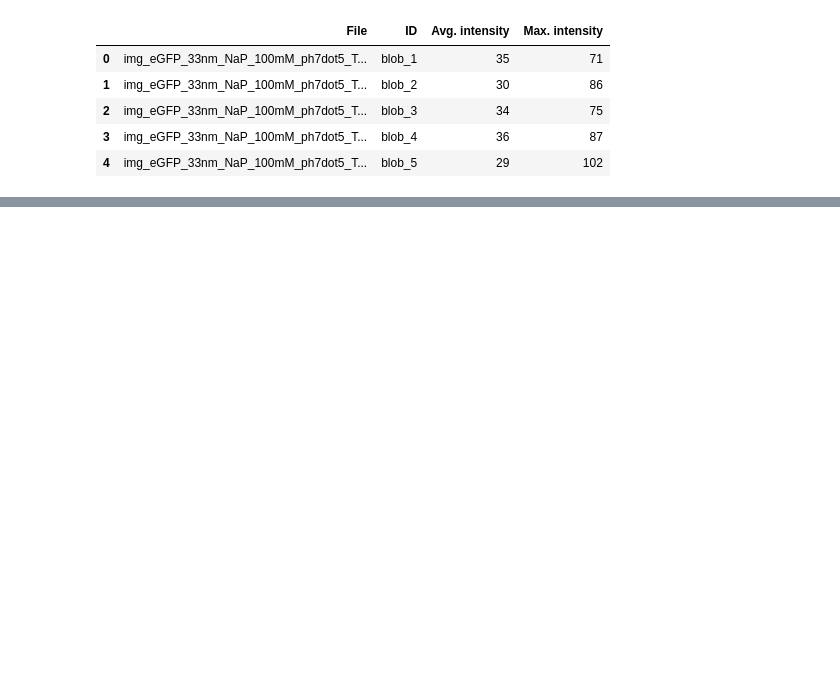
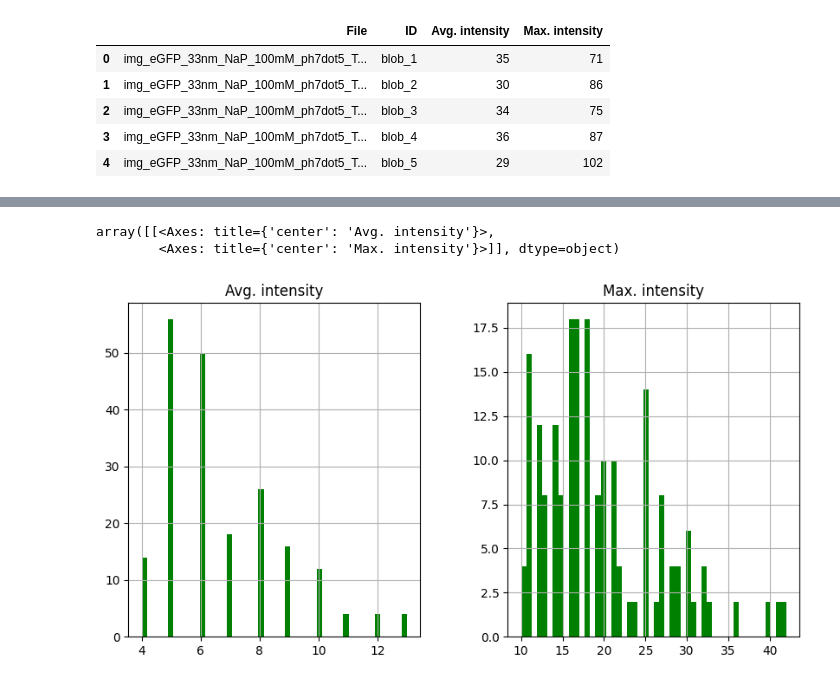
Before and after one commit to JKL453/s04-utils, a Jupyter notebook: papermill-test.ipynb, the cells around one changed output, grey strips where cells are left out. Saved outputs shown, nothing was run; the diff lists cells and outputs as text; code cells hidden in the pictures; blank space fills up the shorter version.

```diff
--- a/papermill-test.ipynb
+++ b/papermill-test.ipynb
@@ -62,0 +200,6 @@ for file in files:
+# %%
+blob_dataframe[['Avg. intensity', 'Max. intensity']].hist(bins=50, figsize=(10, 5), color='green')
+# %% [output]
+array([[<Axes: title={'center': 'Avg. intensity'}>,
+        <Axes: title={'center': 'Max. intensity'}>]], dtype=object)
+[figure, added]
```
Also changed, not shown: parts of 17 cells of this notebook.
